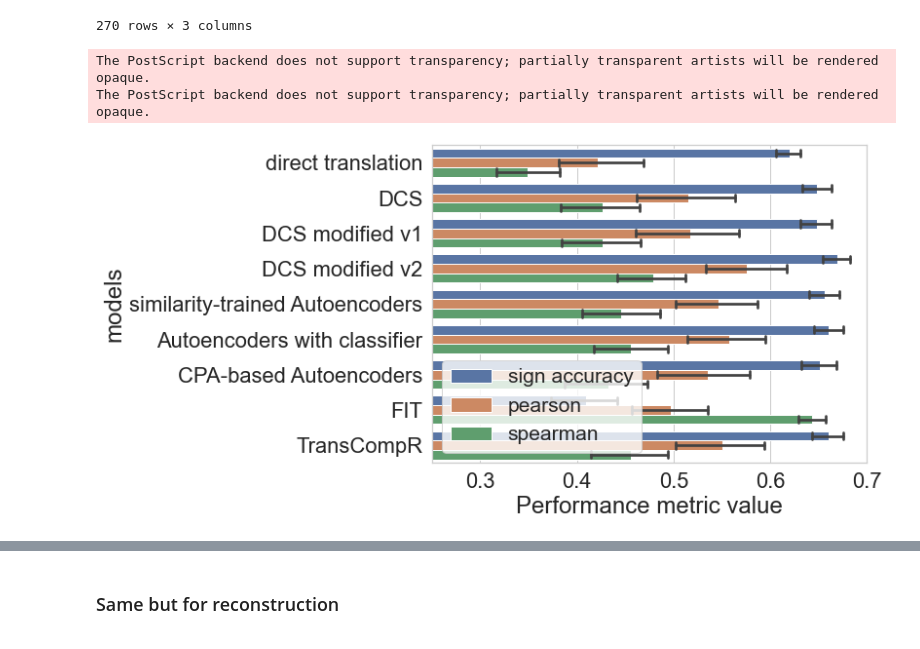
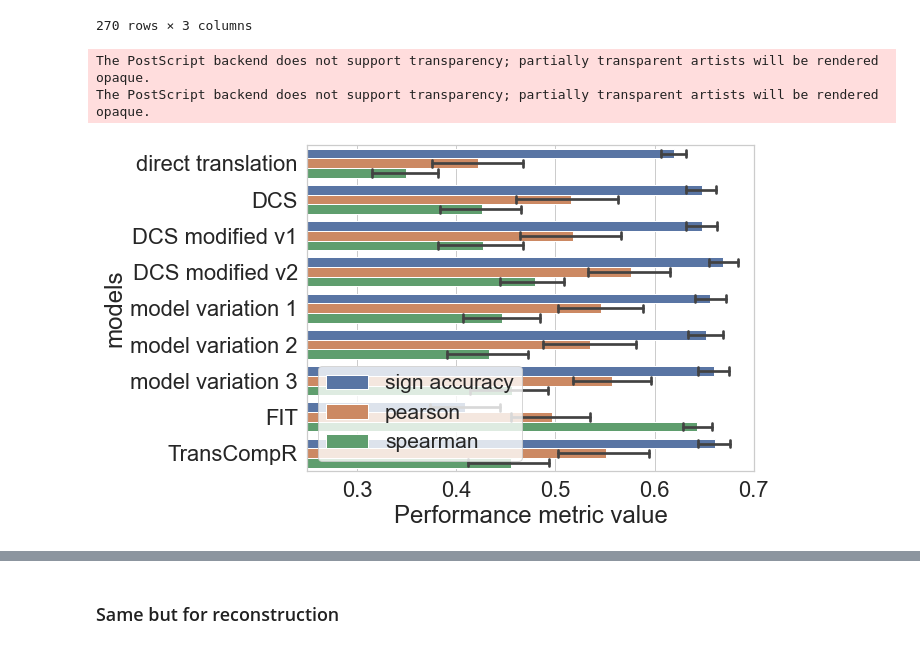
Before and after one commit to Lauffenburger-Lab/OmicTranslationBenchmark, a Jupyter notebook: figures/AutoencodersFinalComparePlot.ipynb, the cells around one changed output, grey strips where cells are left out. Cells and saved outputs as stored; diff of their text form; code cells hidden in the pictures.

Commit message:
figure changes and data changes

```diff
--- a/figures/AutoencodersFinalComparePlot.ipynb
+++ b/figures/AutoencodersFinalComparePlot.ipynb
@@ -16,7 +16,7 @@ res_dcs_noise['model'] = 'DCS'
 res_dcs_nonoise = pd.read_csv('../results/deepcellstate_results_10kgenes/deepcellstate_allgenes_10foldvalidation_results1000ep_no_noise_10k.csv',index_col=0)
 res_dcs_nonoise['model'] = 'DCS modified v1'
 res_notvae_2encs = pd.read_csv('../results/my_results_10kgenes/allgenes_10foldvalidation_notvae_results1000ep512bs.csv',index_col=0)
-res_notvae_2encs['model'] = 'similarity-trained Autoencoders'
+res_notvae_2encs['model'] = 'model variation 1'
 res_dcs_direct = pd.read_csv('../results/deepcellstate_results_10kgenes/deepcellstate_allgenes_10foldvalidation_results1000ep_direct_andl2similarity_10k.csv',index_col=0)
 res_dcs_direct['model'] = 'DCS modified v2'
 baseline = pd.read_csv('../results/baseline_evaluation_allgenes.csv',index_col=0)
@@ -24,17 +24,17 @@ baseline = baseline.drop_duplicates()
 
 # add mi
 res_mi = pd.read_csv('../results/MI_results/allgenes_10foldvalidation_notpretrained_MIuniform_and_l2sim_2encs_1000ep512bs.csv',index_col=0)
-res_mi['model'] = 'Autoencoders with classifier'
+res_mi['model'] = 'model variation 3'
 # %%
 # # add TransCompRmixedANNS
 # res_annTransCompR = pd.read_csv('../results/ANNmixedTransCompR_results_10k/allgenes_10foldvalidation_ANNmixedTransCompR_500ep512bs_a375_ht29.csv',index_col=0)
 # res_annTransCompR['model'] = 'TransCompR-combined and Autoencoders with classifier'
 # %%
 res_cpa = pd.read_csv('../results/MI_results/allgenes_10foldvalidation_withCPA_1000ep512bs_a375_ht29.csv',index_col=0)
-res_cpa['model'] = 'CPA-based Autoencoders'
+res_cpa['model'] = 'model variation 2'
 # %%
 res_mi_class = pd.read_csv('../results/MI_results/allgenes_10foldvalidation_notpretrained_MIuniform_and_l2sim_2encs_1000ep512bs_ht29_a375_withclass.csv',index_col=0)
-res_mi_class['model'] = 'Autoencoders with classifier'
+res_mi_class['model'] = 'model variation 3'
 res_transCompR = pd.read_csv('../results/TransCompR_results/allgenes_10foldvalidation_transcompr_decoders_1000ep512bs_a375_ht29.csv',index_col=0)
 res_transCompR['model'] = 'TransCompR'
 res_fit = pd.read_csv('../results/FITmodel_results/allgenes_10foldvalidation_FIT_a375_ht29.csv',index_col=0)
@@ -134,39 +134,39 @@ plt.figure()
 ax = sns.barplot(x="value", y="model", data=res_to_a375,
             order=['direct translation','DCS',
                    'DCS modified v1','DCS modified v2',
-                   'similarity-trained Autoencoders','Autoencoders with classifier',
-                   'CPA-based Autoencoders','FIT','TransCompR'],
+                   'model variation 1','model variation 2',
+                   'model variation 3','FIT','TransCompR'],
             hue_order = ['sign accuracy','pearson','spearman'],
             hue="metric",ci=95,capsize=0.2,orient='h')
 plt.xlim(0.25,0.7)
 plt.legend(loc='lower left',prop={'size': 21})
 plt.gca().set(title='',
               xlabel = 'Performance metric value',
               ylabel='models')
 # statannot.add_stat_annotation(ax=ax,
 #                               data=res_to_a375,
 #                               y="value",
 #                               x="model",
 #                               order=['direct translation','DCS',
 #                                      'DCS modified v1','DCS modified v2',
 #                                      'similarity-trained Autoencoders','GAN-based Autoencoders',
 #                                      'TransCompR-combined and GAN-based Autoencoders'],
 #                               hue_order = ['accuracy','pearson','spearman'],
 #                               hue="metric",
 #                               box_pairs=[
 #                                   (("DCS", "pearson"), ("similarity-trained Autoencoders","pearson"))],
 #                               test="Mann-Whitney",
 #                               loc = 'inside',
 #                               verbose=0
 #                              )
 plt.savefig('../figures/MI_results/allgenes_autoencoders_compare_allgenes_a375.eps',
             papertype="a4",
             format='eps',
             bbox_inches='tight',dpi=600)
 # %% [output]
 The PostScript backend does not support transparency; partially transparent artists will be rendered opaque.
 The PostScript backend does not support transparency; partially transparent artists will be rendered opaque.
-[figure, old version]
+[figure, new version]
 # %%
 from scipy import stats
 # %%
```
Also changed, not shown: parts of 13 cells of this notebook, 13 other files.
